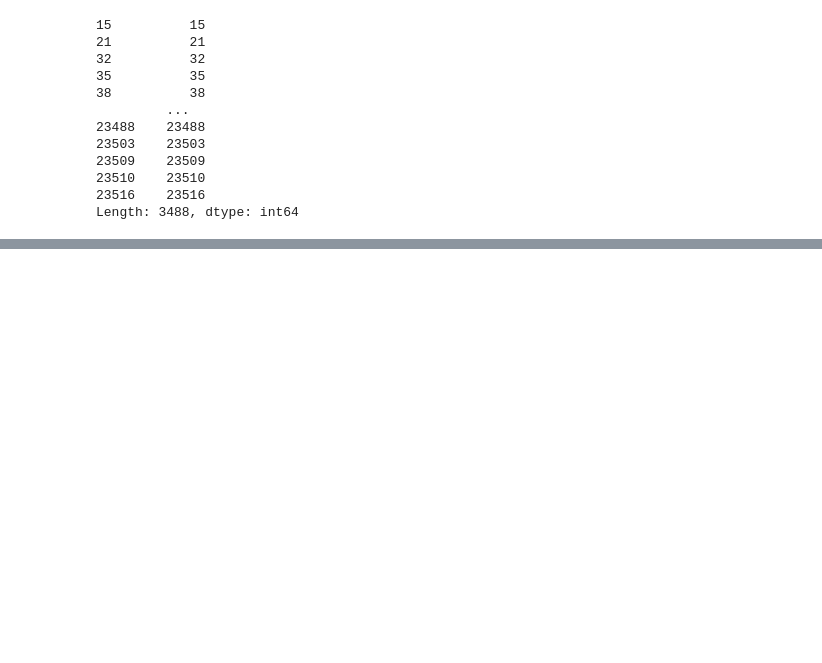
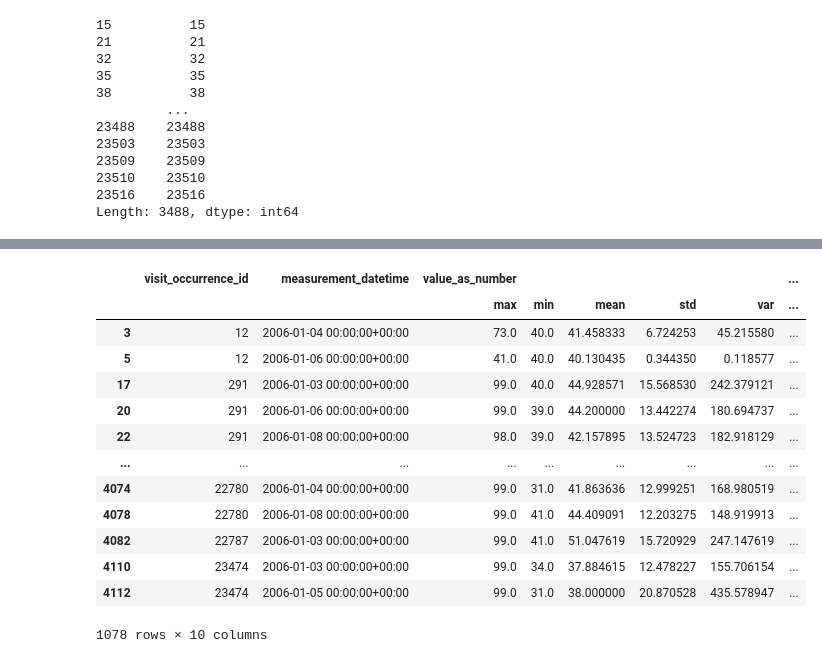
Before and after one commit to snowgecko/datathon_team_04, a Jupyter notebook: vent_analysis.ipynb, the cells around one changed output, grey strips where cells are left out. Cells and saved outputs as stored; diff of their text form; code cells hidden in the pictures; blank space fills up the shorter version.

```diff
--- a/vent_analysis.ipynb
+++ b/vent_analysis.ipynb
@@ -237,0 +281,25 @@ df_fio2_grouped
+# %%
+grouped = df_ungroup.groupby('visit_occurrence_id')
+
+# Step 3: Calculate the percentage change in fio2_diff over 2 consecutive days
+df_ungroup['fio2_diff_change'] = grouped['fio2_diff'].pct_change()
+
+# Step 4: Filter the dataframe
+df_filtered = df_ungroup[df_ungroup['fio2_diff_change'] > 0.5]
+
+df_filtered
+# %% [output]
+|  | visit_occurrence_id | measurement_datetime | value_as_number |  |  |  |  | ... |
+|  |  |  | max | min | mean | std | var | ... |
+| 3 | 12 | 2006-01-04 00:00:00+00:00 | 73.0 | 40.0 | 41.458333 | 6.724253 | 45.215580 | ... |
+| 5 | 12 | 2006-01-06 00:00:00+00:00 | 41.0 | 40.0 | 40.130435 | 0.344350 | 0.118577 | ... |
+| 17 | 291 | 2006-01-03 00:00:00+00:00 | 99.0 | 40.0 | 44.928571 | 15.568530 | 242.379121 | ... |
+| 20 | 291 | 2006-01-06 00:00:00+00:00 | 99.0 | 39.0 | 44.200000 | 13.442274 | 180.694737 | ... |
+| 22 | 291 | 2006-01-08 00:00:00+00:00 | 98.0 | 39.0 | 42.157895 | 13.524723 | 182.918129 | ... |
+| ... | ... | ... | ... | ... | ... | ... | ... | ... |
+| 4074 | 22780 | 2006-01-04 00:00:00+00:00 | 99.0 | 31.0 | 41.863636 | 12.999251 | 168.980519 | ... |
+| 4078 | 22780 | 2006-01-08 00:00:00+00:00 | 99.0 | 41.0 | 44.409091 | 12.203275 | 148.919913 | ... |
+| 4082 | 22787 | 2006-01-03 00:00:00+00:00 | 99.0 | 41.0 | 51.047619 | 15.720929 | 247.147619 | ... |
+| 4110 | 23474 | 2006-01-03 00:00:00+00:00 | 99.0 | 34.0 | 37.884615 | 12.478227 | 155.706154 | ... |
+| 4112 | 23474 | 2006-01-05 00:00:00+00:00 | 99.0 | 31.0 | 38.000000 | 20.870528 | 435.578947 | ... |
+1078 rows × 10 columns
```
Also changed, not shown: parts of 10 cells of this notebook.
